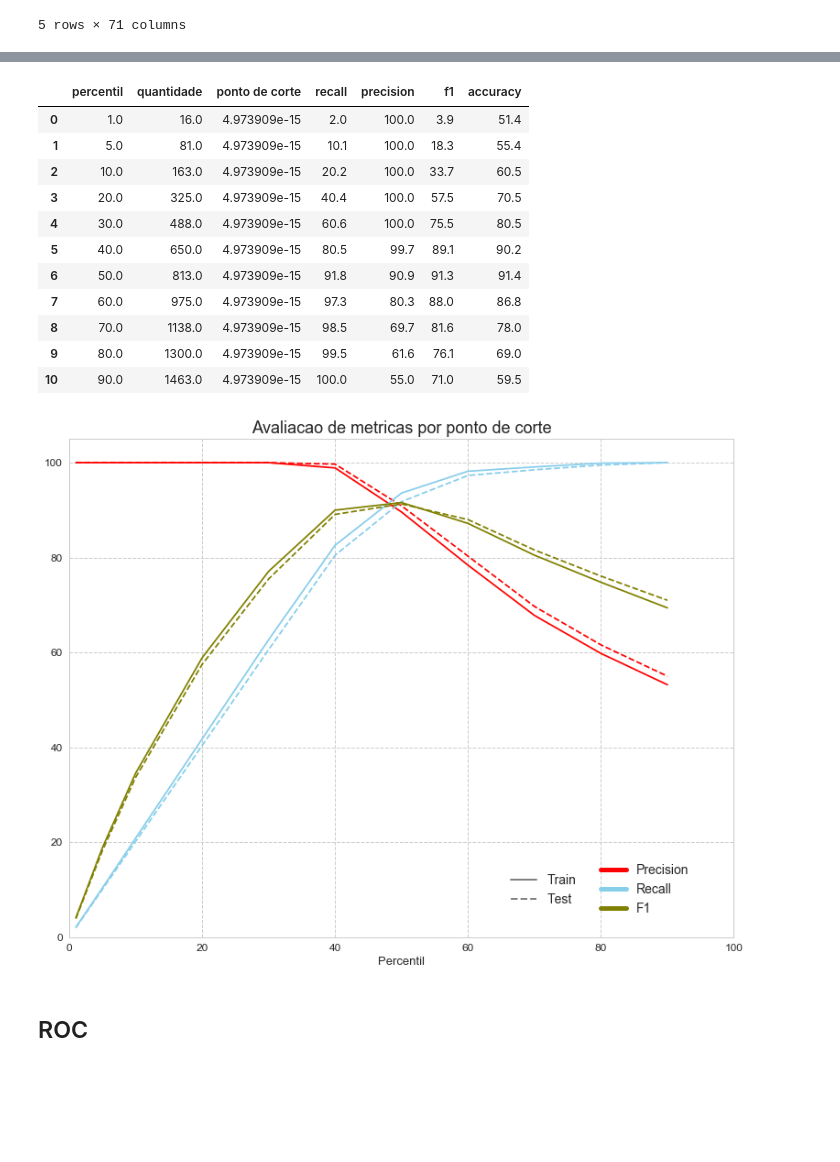
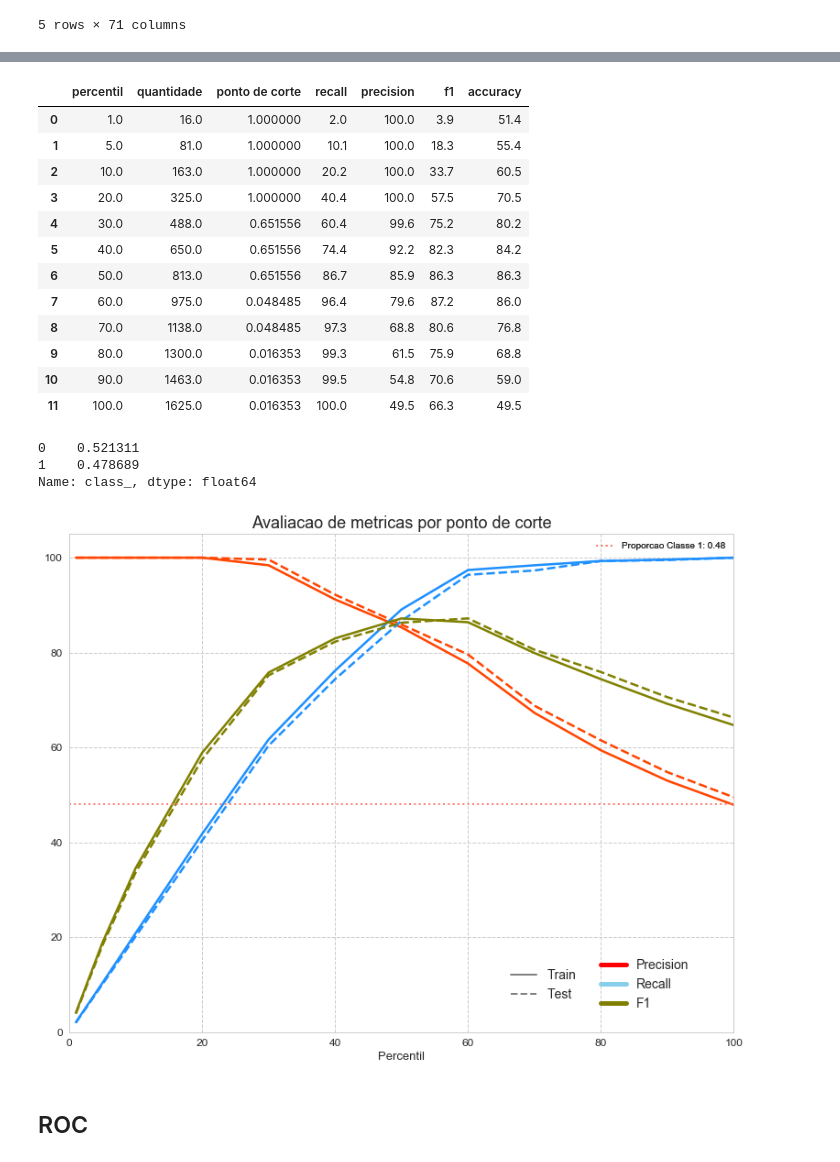
Before and after one commit to mopdc/python-codes, a Jupyter notebook: supervised learning results/metrics and results.ipynb, the cells around one changed output, grey strips where cells are left out. Cells and saved outputs as stored; diff of their text form; code cells hidden in the pictures; blank space fills up the shorter version.

Commit message:
correcao cutpoint e inclusao de graficos de prob
falta: fazer indice;adicionar comparacao de cv para multiplos modelos;ingles;

```diff
--- a/supervised learning results/metrics and results.ipynb
+++ b/supervised learning results/metrics and results.ipynb
@@ -521,13 +549,12 @@ Find best parameterers in 0.3930 seconds.
 BernoulliNB(alpha=1.0, binarize=0.0, class_prior=None, fit_prior=True)
 # %%
-'''
+
 cv_kfold = KFold(6, shuffle=True, random_state=12)
 clf = DecisionTreeClassifier()
 parameters = {
     #'n_estimators' : [100],
-    'min_samples_leaf': [0.05, 0.1, 0.3]
+    'min_samples_leaf': [ 0.2]
 }
 grid, model = grid_search_model(X_train3, y_train, clf, parameters, 'roc_auc', cv_kfold, 3 )
 model
-'''
 # %% [output]
@@ -587,7 +637,7 @@ full_table_train.head()
 | 4 | 0 | 0 | 0 | 1 | 1 | 0 | 0 | ... |
 5 rows × 71 columns
 # %%
-tab1 = tabela_percentis_recall_precision(full_table_train,'prob1', 'class_',quantiles=[0.01, 0.05, 0.1,0.2,0.3,0.4,0.5,0.6,0.7,0.8,0.9])
+tab1 = tabela_percentis_recall_precision(full_table_train,'prob1', 'class_',quantiles=[0.01, 0.05, 0.1,0.2,0.3,0.4,0.5,0.6,0.7,0.8,0.9, 1])
 tab1
 # %% [output]
 |  | percentil | quantidade | ponto de corte | recall | precision | f1 | accuracy |
@@ -605,23 +656,30 @@ tab1
 # %%
-tab2 = tabela_percentis_recall_precision(full_table_test,'prob1', 'class_',quantiles=[0.01, 0.05, 0.1,0.2,0.3,0.4,0.5,0.6,0.7,0.8,0.9])
+tab2 = tabela_percentis_recall_precision(full_table_test,'prob1', 'class_',quantiles=[0.01, 0.05, 0.1,0.2,0.3,0.4,0.5,0.6,0.7,0.8,0.9, 1])
 tab2
 # %% [output]
 |  | percentil | quantidade | ponto de corte | recall | precision | f1 | accuracy |
-| 0 | 1.0 | 16.0 | 4.973909e-15 | 2.0 | 100.0 | 3.9 | 51.4 |
-| 1 | 5.0 | 81.0 | 4.973909e-15 | 10.1 | 100.0 | 18.3 | 55.4 |
-| 2 | 10.0 | 163.0 | 4.973909e-15 | 20.2 | 100.0 | 33.7 | 60.5 |
-| 3 | 20.0 | 325.0 | 4.973909e-15 | 40.4 | 100.0 | 57.5 | 70.5 |
-| 4 | 30.0 | 488.0 | 4.973909e-15 | 60.6 | 100.0 | 75.5 | 80.5 |
-| 5 | 40.0 | 650.0 | 4.973909e-15 | 80.5 | 99.7 | 89.1 | 90.2 |
-| 6 | 50.0 | 813.0 | 4.973909e-15 | 91.8 | 90.9 | 91.3 | 91.4 |
-| 7 | 60.0 | 975.0 | 4.973909e-15 | 97.3 | 80.3 | 88.0 | 86.8 |
-| 8 | 70.0 | 1138.0 | 4.973909e-15 | 98.5 | 69.7 | 81.6 | 78.0 |
-| 9 | 80.0 | 1300.0 | 4.973909e-15 | 99.5 | 61.6 | 76.1 | 69.0 |
-| 10 | 90.0 | 1463.0 | 4.973909e-15 | 100.0 | 55.0 | 71.0 | 59.5 |
+| 0 | 1.0 | 16.0 | 1.000000 | 2.0 | 100.0 | 3.9 | 51.4 |
+| 1 | 5.0 | 81.0 | 1.000000 | 10.1 | 100.0 | 18.3 | 55.4 |
+| 2 | 10.0 | 163.0 | 1.000000 | 20.2 | 100.0 | 33.7 | 60.5 |
+| 3 | 20.0 | 325.0 | 1.000000 | 40.4 | 100.0 | 57.5 | 70.5 |
+| 4 | 30.0 | 488.0 | 0.651556 | 60.4 | 99.6 | 75.2 | 80.2 |
+| 5 | 40.0 | 650.0 | 0.651556 | 74.4 | 92.2 | 82.3 | 84.2 |
+| 6 | 50.0 | 813.0 | 0.651556 | 86.7 | 85.9 | 86.3 | 86.3 |
+| 7 | 60.0 | 975.0 | 0.048485 | 96.4 | 79.6 | 87.2 | 86.0 |
+| 8 | 70.0 | 1138.0 | 0.048485 | 97.3 | 68.8 | 80.6 | 76.8 |
+| 9 | 80.0 | 1300.0 | 0.016353 | 99.3 | 61.5 | 75.9 | 68.8 |
+| 10 | 90.0 | 1463.0 | 0.016353 | 99.5 | 54.8 | 70.6 | 59.0 |
+| 11 | 100.0 | 1625.0 | 0.016353 | 100.0 | 49.5 | 66.3 | 49.5 |
+# %%
+y_train.value_counts(normalize=True)
+# %% [output]
+0    0.521311
+1    0.478689
+Name: class_, dtype: float64
 # %%
-plot_metrics_cutpoint (tab1, tab2)
+plot_metrics_cutpoint (tab1, tab2, 0.48)
 # %% [output]
-[figure, old version]
+[figure, new version]
 # %% [markdown]
 ## ROC
 # %%
```
Also changed, not shown: parts of 13 cells of this notebook.
